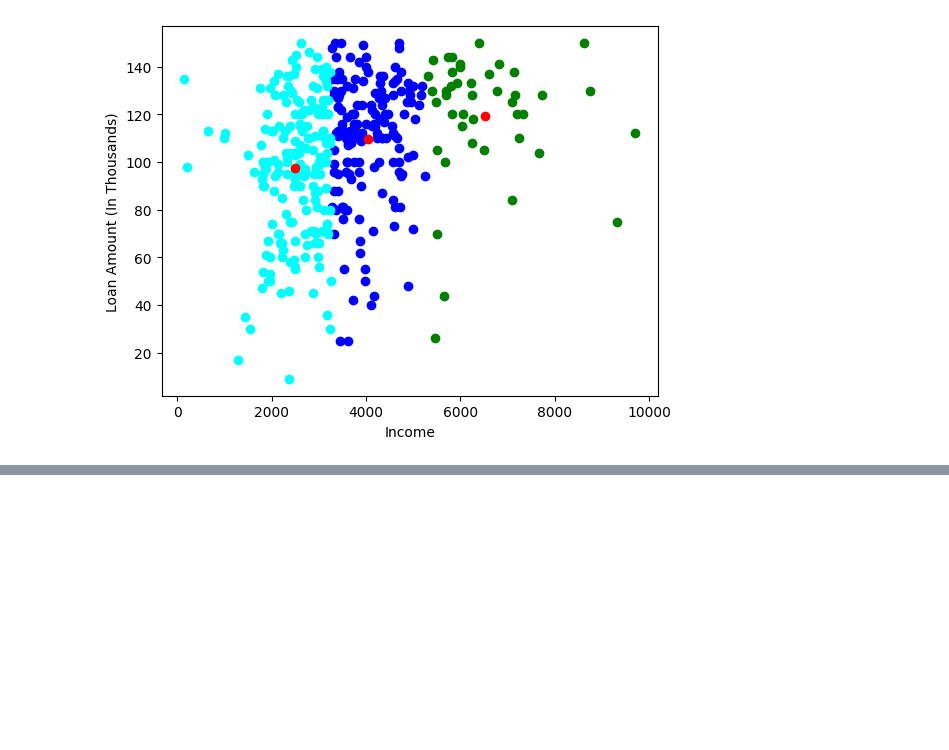
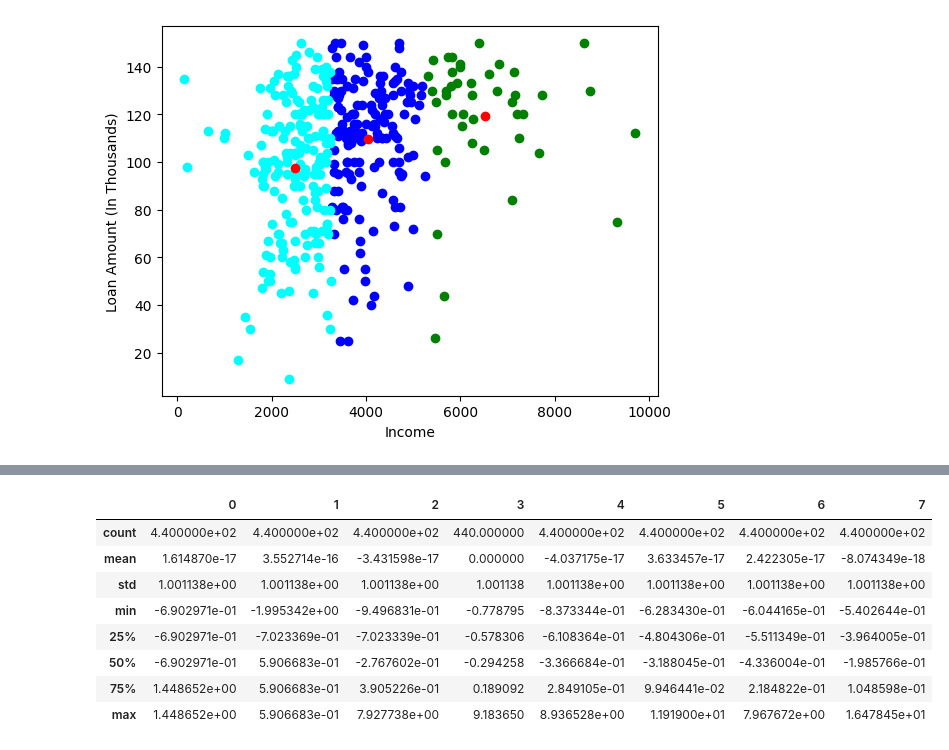
Before and after one commit to JaySatishPatel/Machine-Learning-Lab, a Jupyter notebook: Assignment-9/K-MeansCluster.ipynb, the cells around one changed output, grey strips where cells are left out. Saved outputs shown, nothing was run; the diff lists cells and outputs as text; code cells hidden in the pictures; blank space fills up the shorter version.

```diff
--- a/Assignment-9/K-MeansCluster.ipynb
+++ b/Assignment-9/K-MeansCluster.ipynb
@@ -96,0 +122,16 @@ plt.show()
+# %%
+from sklearn.preprocessing import StandardScaler
+scaler = StandardScaler()
+data_scaled = scaler.fit_transform(data1)
+
+pd.DataFrame(data_scaled).describe()
+# %% [output]
+|  | 0 | 1 | 2 | 3 | 4 | 5 | 6 | 7 |
+| count | 4.400000e+02 | 4.400000e+02 | 4.400000e+02 | 440.000000 | 4.400000e+02 | 4.400000e+02 | 4.400000e+02 | 4.400000e+02 |
+| mean | 1.614870e-17 | 3.552714e-16 | -3.431598e-17 | 0.000000 | -4.037175e-17 | 3.633457e-17 | 2.422305e-17 | -8.074349e-18 |
+| std | 1.001138e+00 | 1.001138e+00 | 1.001138e+00 | 1.001138 | 1.001138e+00 | 1.001138e+00 | 1.001138e+00 | 1.001138e+00 |
+| min | -6.902971e-01 | -1.995342e+00 | -9.496831e-01 | -0.778795 | -8.373344e-01 | -6.283430e-01 | -6.044165e-01 | -5.402644e-01 |
+| 25% | -6.902971e-01 | -7.023369e-01 | -7.023339e-01 | -0.578306 | -6.108364e-01 | -4.804306e-01 | -5.511349e-01 | -3.964005e-01 |
+| 50% | -6.902971e-01 | 5.906683e-01 | -2.767602e-01 | -0.294258 | -3.366684e-01 | -3.188045e-01 | -4.336004e-01 | -1.985766e-01 |
+| 75% | 1.448652e+00 | 5.906683e-01 | 3.905226e-01 | 0.189092 | 2.849105e-01 | 9.946441e-02 | 2.184822e-01 | 1.048598e-01 |
+| max | 1.448652e+00 | 5.906683e-01 | 7.927738e+00 | 9.183650 | 8.936528e+00 | 1.191900e+01 | 7.967672e+00 | 1.647845e+01 |
```
Also changed, not shown: parts of 8 cells of this notebook.
